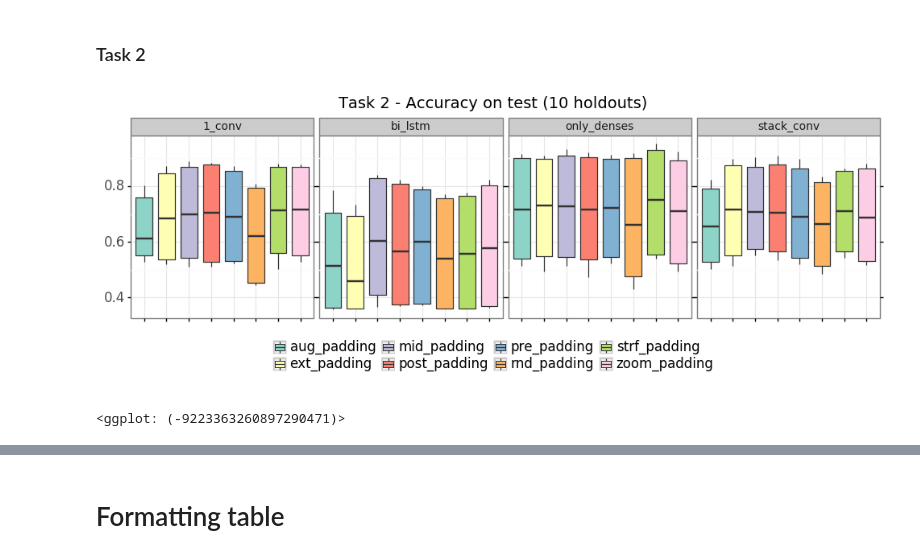
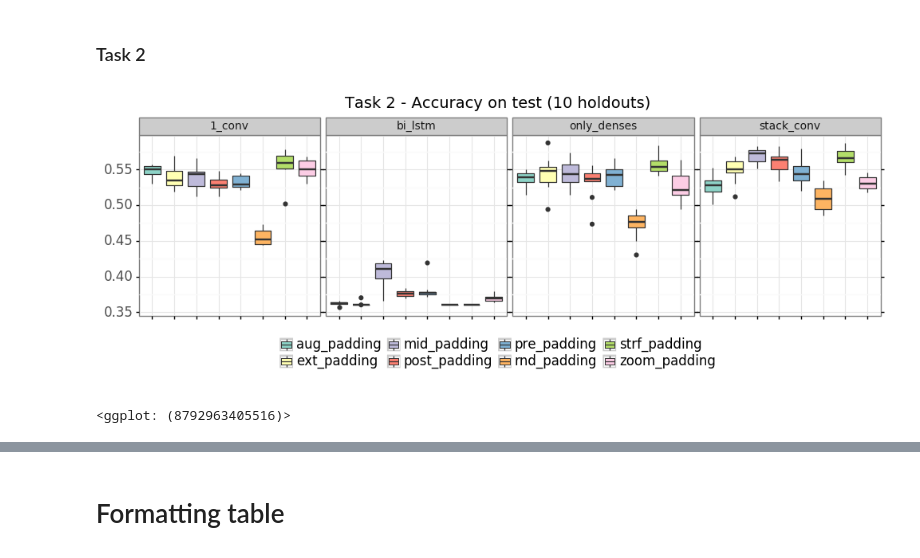
Before and after one commit to b2slab/padding_benchmark, a Jupyter notebook: notebooks/comparing_architectures.ipynb, the cells around one changed output, grey strips where cells are left out. Saved outputs shown, nothing was run; the diff lists cells and outputs as text; code cells hidden in the pictures.

```diff
--- a/notebooks/comparing_architectures.ipynb
+++ b/notebooks/comparing_architectures.ipynb
@@ -107,10 +109,10 @@ scores_arch_task2, accu_arch_task2 = processing_metrics_dodge(list_paddings, fol
 scores_final_task2 = pd.concat([scores_arch_task2[0], scores_arch_task2[1], scores_arch_task2[2], scores_arch_task2[3]])
 accu_final_task2 = pd.concat([accu_arch_task2[0], accu_arch_task2[1], accu_arch_task2[2], accu_arch_task2[3]])
 # %%
-plotting_acc_dodge_boxplots(accu_final, n_folds, task_string, task)
+plotting_acc_dodge_boxplots(accu_final_task2, n_folds, task_string, task)
 # %% [output]
-[figure, old version]
+[figure, new version]
-<ggplot: (-9223363260897290471)>
+<ggplot: (8792963405516)>
 # %%
 plotting_scores_arch(scores_final_task2, n_folds, task_string, task, "macro avg")
 # %% [output]
```
Also changed, not shown: parts of 46 cells of this notebook, 4 other files.
